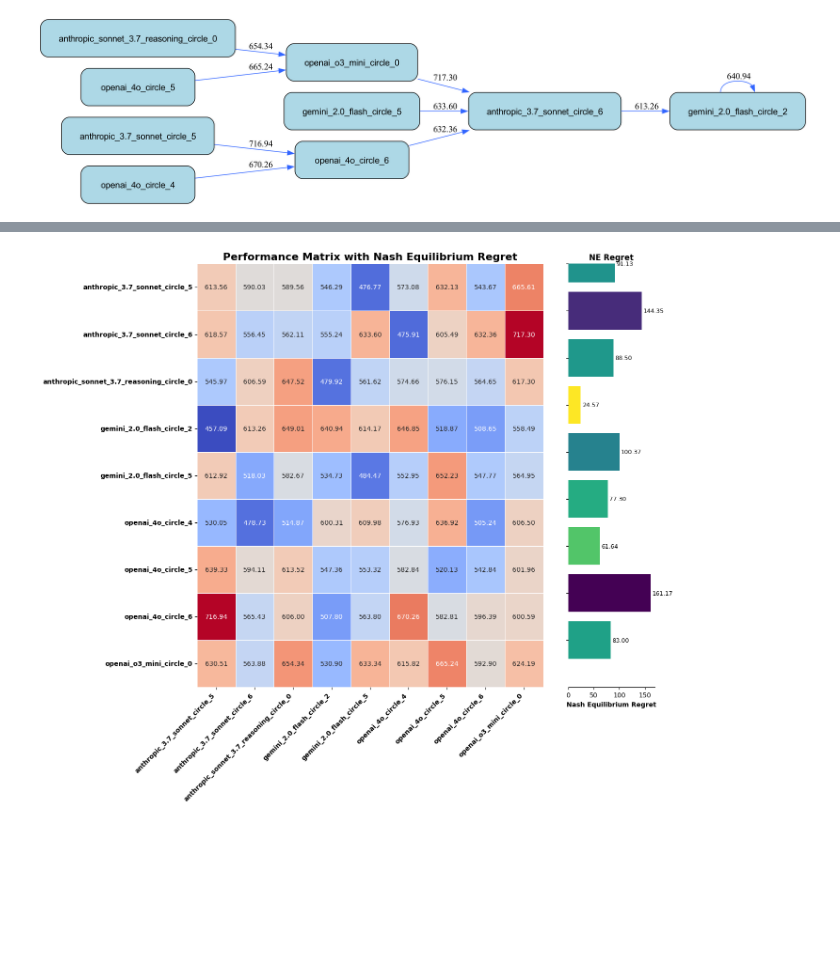
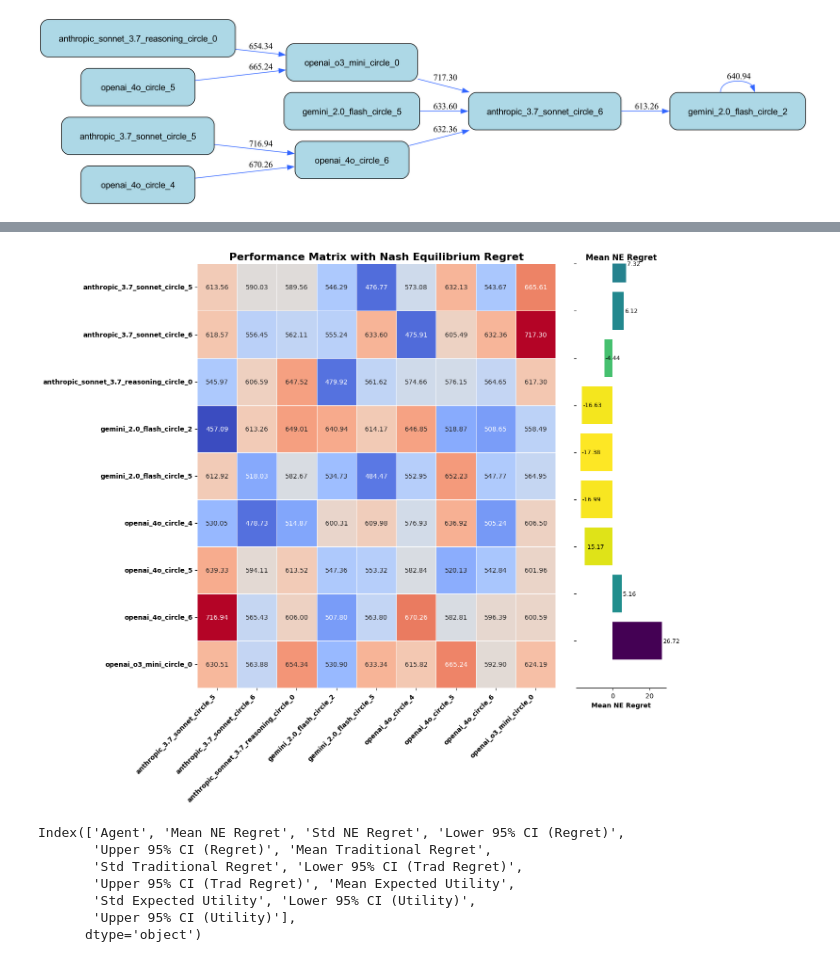
Before and after one commit to gsmithline/CSE-692-Project, a Jupyter notebook: results.ipynb, the cells around one changed output, grey strips where cells are left out. Cells and saved outputs as stored; diff of their text form; code cells hidden in the pictures; blank space fills up the shorter version.

```diff
--- a/results.ipynb
+++ b/results.ipynb
@@ -1322,7 +1365,7 @@ from nash_equilibrium import (
 
 agents_for_bootstrap = performance_matrix.index.tolist()
 
-num_bootstrap_samples = 10000
+num_bootstrap_samples = 100
 print(f"Running bootstrapping with {num_bootstrap_samples} samples...")
 bootstrap_results = bootstrap_performance_metrics(
     performance_matrix,
@@ -1482,8 +1525,6 @@ from matplotlib.colors import LinearSegmentedColormap
 def create_matrix_heatmap_with_nash_regret(performance_matrix, nash_regrets, title="Performance Matrix with Nash Regret",
                                          cmap="coolwarm", figsize=(16, 12)):
     """
-    Create a heatmap visualization of a performance matrix with Nash regret values.
-
     Parameters:
     - performance_matrix: pandas DataFrame containing the performance data
     - nash_regrets: Series or DataFrame containing Nash regret values for each agent
@@ -1517,10 +1558,10 @@ def create_matrix_heatmap_with_nash_regret(performance_matrix, nash_regrets, tit
 
     regrets = pd.Series(index=numeric_matrix.index)
 
-    # Process nash_regrets to get values
+    #now I gotta process nash_regrets to get values
     if isinstance(nash_regrets, pd.DataFrame):
         if 'Mean NE Regret' in nash_regrets.columns and 'Agent' in nash_regrets.columns:
-            # Convert DataFrame to Series indexed by Agent
+
             regrets_dict = dict(zip(nash_regrets['Agent'], nash_regrets['Mean NE Regret']))
             for agent in numeric_matrix.index:
                 if agent in regrets_dict:
@@ -1528,10 +1569,8 @@ def create_matrix_heatmap_with_nash_regret(performance_matrix, nash_regrets, tit
                 else:
                     regrets[agent] = np.nan
         else:
-            # Try to use the DataFrame directly
             for agent in numeric_matrix.index:
                 if agent in nash_regrets.index:
-                    # Try to find a suitable column for regret values
                     for col in nash_regrets.columns:
                         if 'regret' in col.lower():
                             regrets[agent] = nash_regrets.loc[agent, col]
@@ -1542,7 +1581,6 @@ def create_matrix_heatmap_with_nash_regret(performance_matrix, nash_regrets, tit
                                 regrets[agent] = nash_regrets.loc[agent, col]
                                 break
     elif isinstance(nash_regrets, pd.Series):
-        # Use Series directly
         for agent in numeric_matrix.index:
             if agent in nash_regrets.index:
                 regrets[agent] = nash_regrets[agent]
@@ -1577,11 +1615,27 @@ def create_matrix_heatmap_with_nash_regret(performance_matrix, nash_regrets, tit
 # %%
 from nash_regret_viz import create_matrix_heatmap_with_nash_regret
 
 regret_heatmap = create_matrix_heatmap_with_nash_regret(
     performance_matrix,
     bootstrap_stats,
+    regret_type='Mean NE Regret',
     title="Performance Matrix with Nash Equilibrium Regret"
 )
 plt.show()
+print(bootstrap_stats.keys())
+regret_heatmap = create_matrix_heatmap_with_nash_regret(
+    performance_matrix,
+    bootstrap_stats,
+    regret_type='Mean Traditional Regret',
+    title="Performance Matrix with Nash Equilibrium Regret"
+)
+plt.show()
 # %% [output]
-[figure, old version]
+[figure, new version]
+Index(['Agent', 'Mean NE Regret', 'Std NE Regret', 'Lower 95% CI (Regret)',
+       'Upper 95% CI (Regret)', 'Mean Traditional Regret',
+       'Std Traditional Regret', 'Lower 95% CI (Trad Regret)',
+       'Upper 95% CI (Trad Regret)', 'Mean Expected Utility',
+       'Std Expected Utility', 'Lower 95% CI (Utility)',
+       'Upper 95% CI (Utility)'],
+      dtype='object')
```
Also changed, not shown: parts of 12 cells of this notebook, 6 other files.
